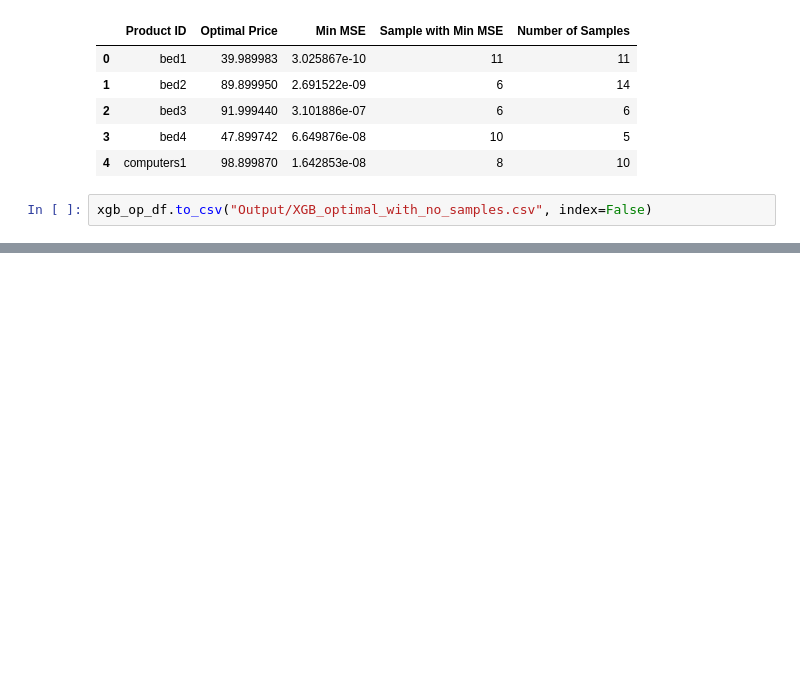
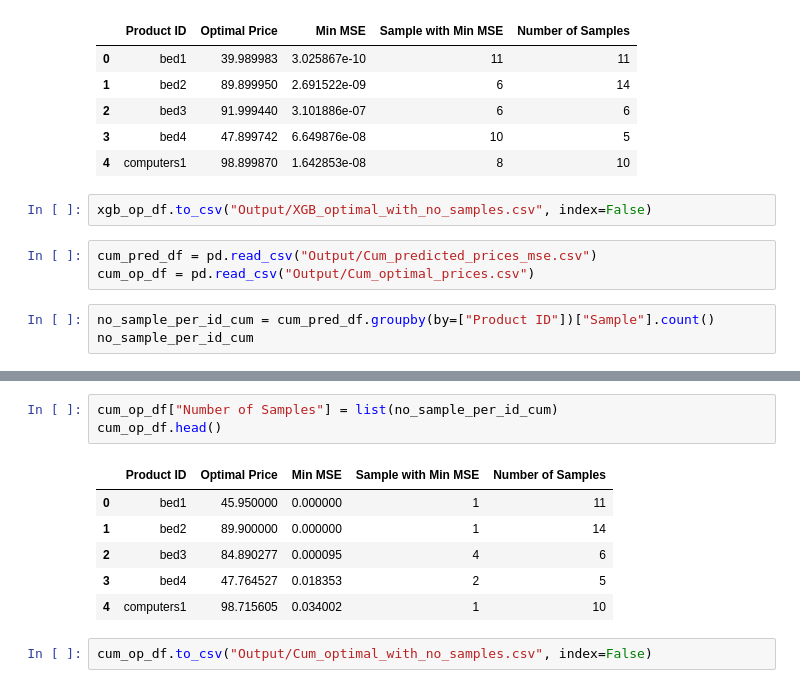
Before and after one commit to Samanaan/Project04_Machine_Learning, a Jupyter notebook: ML_SK_XGBoost_JS_edited.ipynb, the cells around one changed output, grey strips where cells are left out. Drawn from its saved outputs; the diff is of its cells as text; blank space fills up the shorter version.

Commit message:
changes to output and tableau dashboard

```diff
--- a/ML_SK_XGBoost_JS_edited.ipynb
+++ b/ML_SK_XGBoost_JS_edited.ipynb
@@ -621,3 +621,9 @@ xgb_op_df.head()
 | 4 | computers1 | 98.899870 | 1.642853e-08 | 8 | 10 |
 # %%
 xgb_op_df.to_csv("Output/XGB_optimal_with_no_samples.csv", index=False)
+# %%
+cum_pred_df = pd.read_csv("Output/Cum_predicted_prices_mse.csv")
+cum_op_df = pd.read_csv("Output/Cum_optimal_prices.csv")
+# %%
+no_sample_per_id_cum = cum_pred_df.groupby(by=["Product ID"])["Sample"].count()
+no_sample_per_id_cum
@@ -623,0 +648,12 @@ xgb_op_df.to_csv("Output/XGB_optimal_with_no_samples.csv", index=False)
+# %%
+cum_op_df["Number of Samples"] = list(no_sample_per_id_cum)
+cum_op_df.head()
+# %% [output]
+|  | Product ID | Optimal Price | Min MSE | Sample with Min MSE | Number of Samples |
+| 0 | bed1 | 45.950000 | 0.000000 | 1 | 11 |
+| 1 | bed2 | 89.900000 | 0.000000 | 1 | 14 |
+| 2 | bed3 | 84.890277 | 0.000095 | 4 | 6 |
+| 3 | bed4 | 47.764527 | 0.018353 | 2 | 5 |
+| 4 | computers1 | 98.715605 | 0.034002 | 1 | 10 |
+# %%
+cum_op_df.to_csv("Output/Cum_optimal_with_no_samples.csv", index=False)
```
Also changed, not shown: parts of 2 cells of this notebook, 4 other files.
